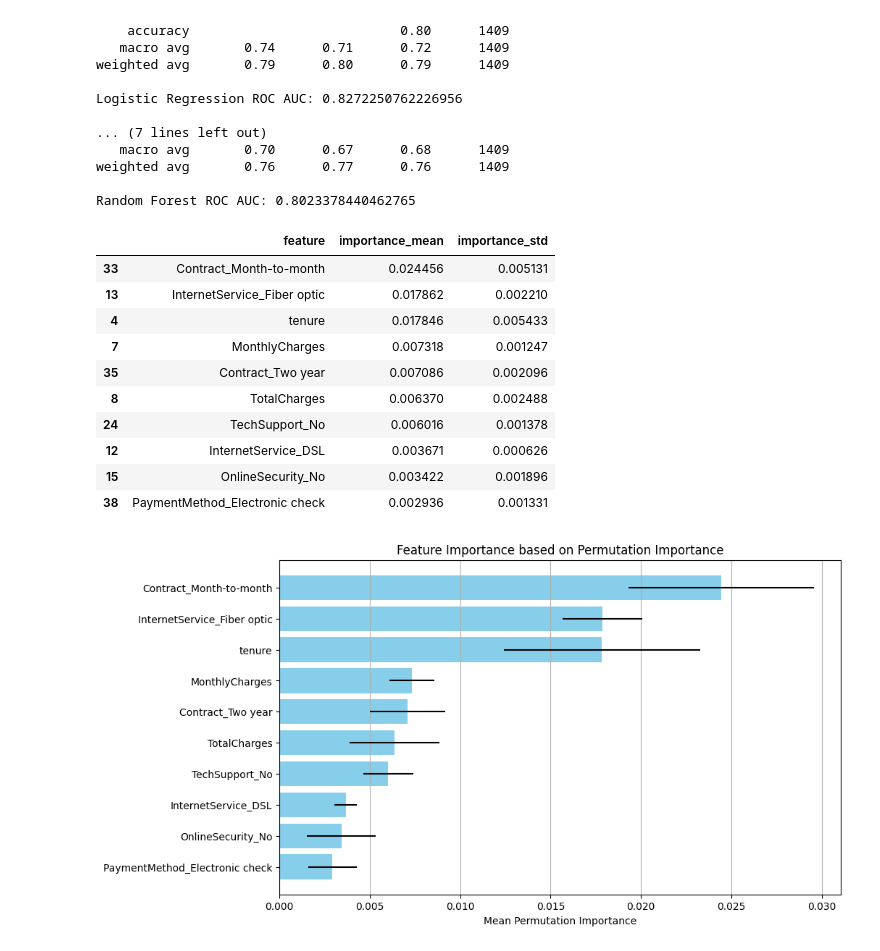
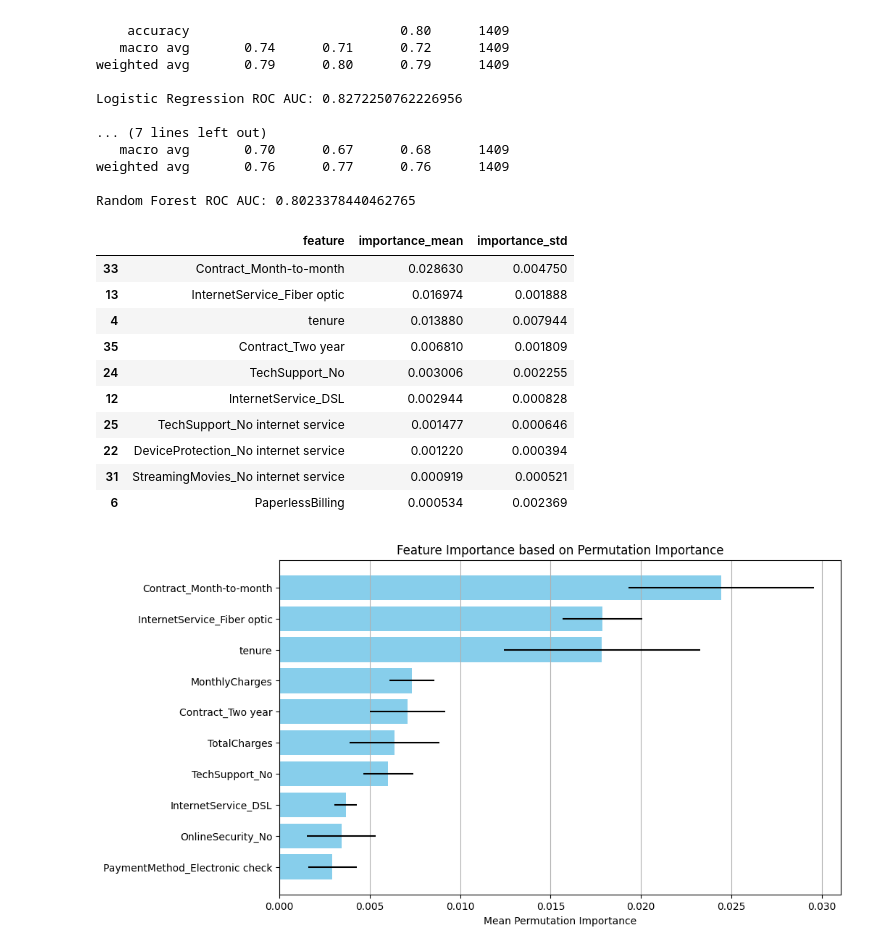
Before and after one commit to tosincarik/client_churn, a Jupyter notebook: notebooks/eda_client_churn.ipynb, the cells around one changed output. Saved outputs shown, nothing was run; the diff lists cells and outputs as text; code cells hidden in the pictures.

```diff
--- a/notebooks/eda_client_churn.ipynb
+++ b/notebooks/eda_client_churn.ipynb
@@ -311,31 +311,31 @@ import matplotlib.pyplot as plt
 import pandas as pd
 # %%
 # Compute permutation feature importance
-result = permutation_importance(best_rf, X_test_scaled, y_test, n_repeats=10, random_state=42, scoring='roc_auc')
+result = permutation_importance(rf, X_test_scaled, y_test, n_repeats=10, random_state=42, scoring='roc_auc')
 
 # Create a DataFrame for easier visualization
 perm_importance_df = pd.DataFrame({
     'feature': X.columns,
     'importance_mean': result.importances_mean,
     'importance_std': result.importances_std
 })
 
 # Sort by mean importance descending
 perm_importance_df = perm_importance_df.sort_values(by='importance_mean', ascending=False)
 
 perm_importance_df.head(10)  # Show top 10 features
 # %% [output]
 |  | feature | importance_mean | importance_std |
-| 33 | Contract_Month-to-month | 0.024456 | 0.005131 |
-| 13 | InternetService_Fiber optic | 0.017862 | 0.002210 |
-| 4 | tenure | 0.017846 | 0.005433 |
-| 7 | MonthlyCharges | 0.007318 | 0.001247 |
-| 35 | Contract_Two year | 0.007086 | 0.002096 |
-| 8 | TotalCharges | 0.006370 | 0.002488 |
-| 24 | TechSupport_No | 0.006016 | 0.001378 |
-| 12 | InternetService_DSL | 0.003671 | 0.000626 |
-| 15 | OnlineSecurity_No | 0.003422 | 0.001896 |
-| 38 | PaymentMethod_Electronic check | 0.002936 | 0.001331 |
+| 33 | Contract_Month-to-month | 0.028630 | 0.004750 |
+| 13 | InternetService_Fiber optic | 0.016974 | 0.001888 |
+| 4 | tenure | 0.013880 | 0.007944 |
+| 35 | Contract_Two year | 0.006810 | 0.001809 |
+| 24 | TechSupport_No | 0.003006 | 0.002255 |
+| 12 | InternetService_DSL | 0.002944 | 0.000828 |
+| 25 | TechSupport_No internet service | 0.001477 | 0.000646 |
+| 22 | DeviceProtection_No internet service | 0.001220 | 0.000394 |
+| 31 | StreamingMovies_No internet service | 0.000919 | 0.000521 |
+| 6 | PaperlessBilling | 0.000534 | 0.002369 |
 # %%
 import matplotlib.pyplot as plt
 import pandas as pd
```
Also changed, not shown: parts of 4 cells of this notebook.
